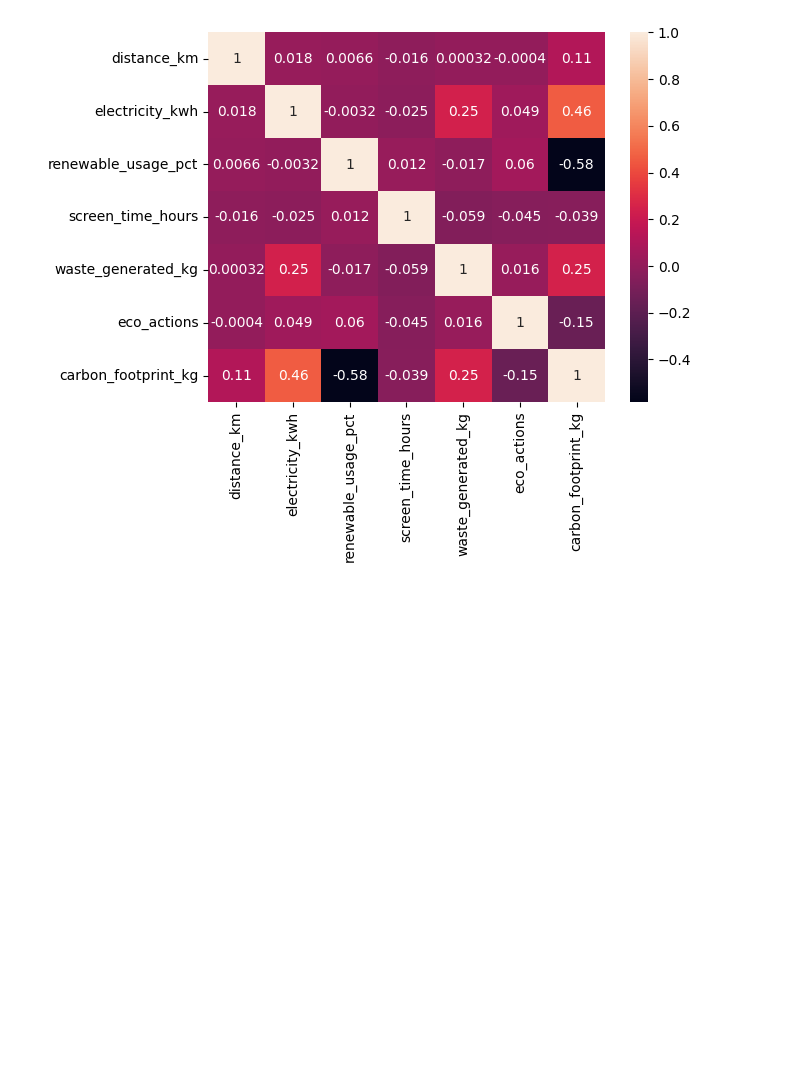
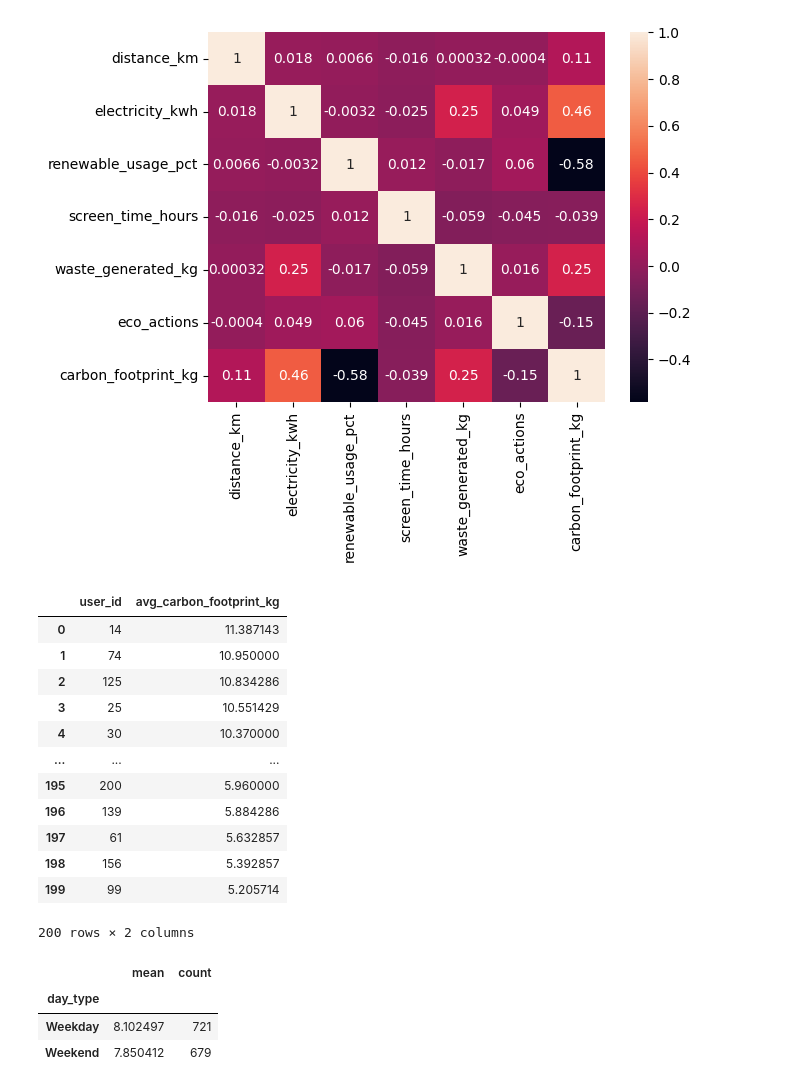
Before and after one commit to XunMMU/dsf-carbon, a Jupyter notebook: TEST.ipynb, the cells around one changed output. Saved outputs shown, nothing was run; the diff lists cells and outputs as text; code cells hidden in the pictures; blank space fills up the shorter version.

Commit message:
Add avg carbon ranking by user, weekday/weekend breakdown with counts, and bar chart by transport mode

```diff
--- a/TEST.ipynb
+++ b/TEST.ipynb
@@ -72,3 +72,28 @@ sns.heatmap(
 # %% [output]
 <Axes: >
 [figure]
+# %%
+avg_by_user = df.groupby('user_id')['carbon_footprint_kg'].mean().sort_values(ascending=False).reset_index()
+avg_by_user.columns = ['user_id', 'avg_carbon_footprint_kg']
+avg_by_user
+# %% [output]
+|  | user_id | avg_carbon_footprint_kg |
+| 0 | 14 | 11.387143 |
+| 1 | 74 | 10.950000 |
+| 2 | 125 | 10.834286 |
+| 3 | 25 | 10.551429 |
+| 4 | 30 | 10.370000 |
+| ... | ... | ... |
+| 195 | 200 | 5.960000 |
+| 196 | 139 | 5.884286 |
+| 197 | 61 | 5.632857 |
+| 198 | 156 | 5.392857 |
+| 199 | 99 | 5.205714 |
+200 rows × 2 columns
+# %%
+df.groupby('day_type')['carbon_footprint_kg'].agg(['mean', 'count'])
+# %% [output]
+|  | mean | count |
+| day_type |  |  |
+| Weekday | 8.102497 | 721 |
+| Weekend | 7.850412 | 679 |
```
Also changed, not shown: parts of 1 cell of this notebook, 1 other file.
